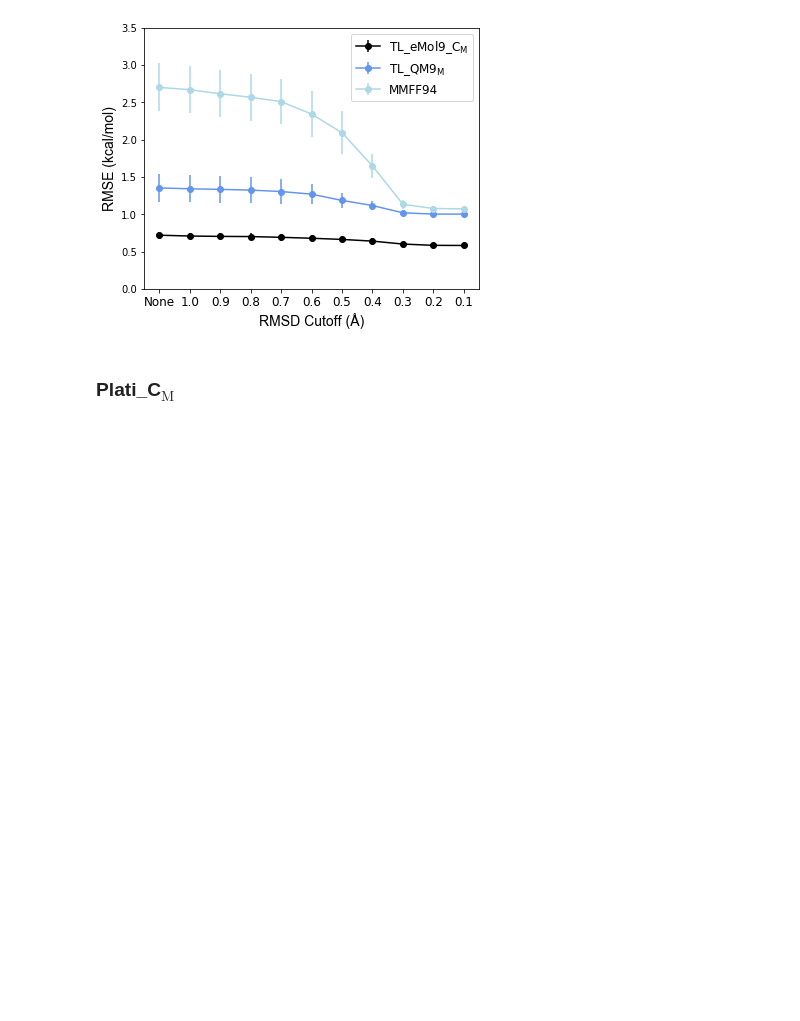
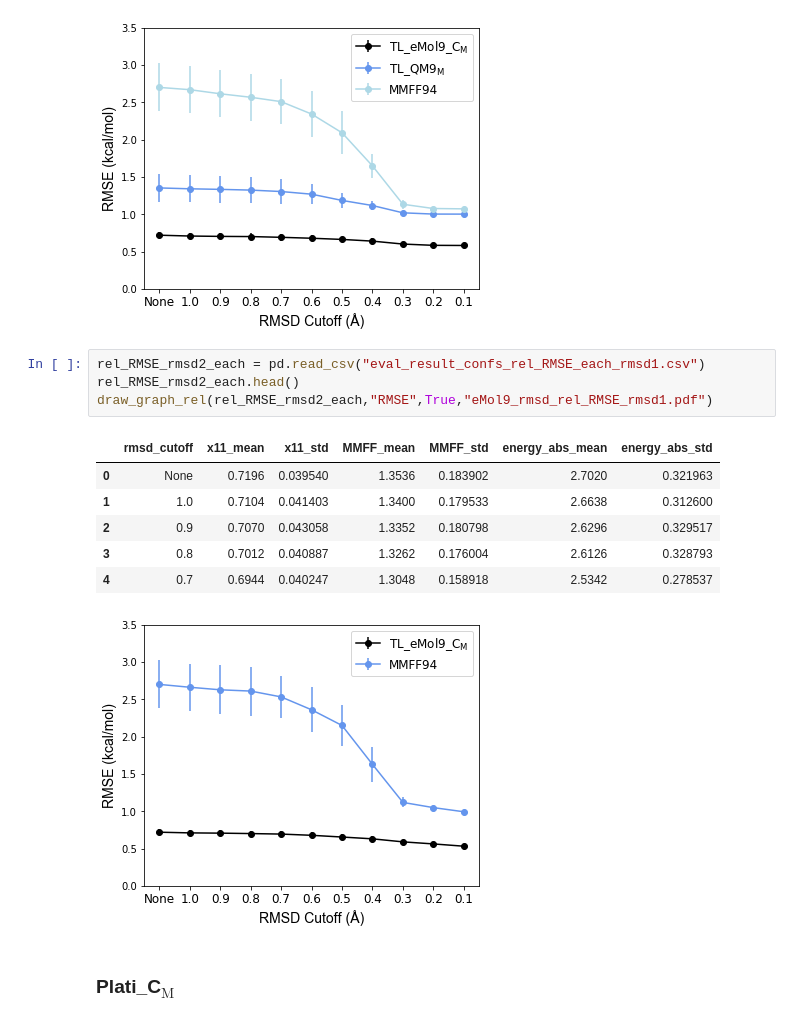
Before and after one commit to jenniening/DTNN_7ib, a Jupyter notebook: notebooks/Confs_RMSD.ipynb, the cells around one changed output. Drawn from its saved outputs; the diff is of its cells as text; blank space fills up the shorter version.

```diff
--- a/notebooks/Confs_RMSD.ipynb
+++ b/notebooks/Confs_RMSD.ipynb
@@ -90,6 +126,18 @@ draw_graph_rel(rel_RMSE_rmsd2_each,"RMSE",True,"eMol9_rmsd_rel_RMSE.pdf")
 | 3 | 0.8 | 0.7012 | 0.041393 | 1.3246 | 0.170846 | 2.5698 | 0.312202 |
 | 4 | 0.7 | 0.6912 | 0.043018 | 1.3054 | 0.162783 | 2.5110 | 0.302455 |
 [figure]
+# %%
+rel_RMSE_rmsd2_each = pd.read_csv("eval_result_confs_rel_RMSE_each_rmsd1.csv")
+rel_RMSE_rmsd2_each.head()
+draw_graph_rel(rel_RMSE_rmsd2_each,"RMSE",True,"eMol9_rmsd_rel_RMSE_rmsd1.pdf")
+# %% [output]
+|  | rmsd_cutoff | x11_mean | x11_std | MMFF_mean | MMFF_std | energy_abs_mean | energy_abs_std |
+| 0 | None | 0.7196 | 0.039540 | 1.3536 | 0.183902 | 2.7020 | 0.321963 |
+| 1 | 1.0 | 0.7104 | 0.041403 | 1.3400 | 0.179533 | 2.6638 | 0.312600 |
+| 2 | 0.9 | 0.7070 | 0.043058 | 1.3352 | 0.180798 | 2.6296 | 0.329517 |
+| 3 | 0.8 | 0.7012 | 0.040887 | 1.3262 | 0.176004 | 2.6126 | 0.328793 |
+| 4 | 0.7 | 0.6944 | 0.040247 | 1.3048 | 0.158918 | 2.5342 | 0.278537 |
+[figure, added]
 # %% [markdown]
 ### Plati_C$_\mathrm{M}$
 # %%
```
Also changed, not shown: parts of 6 cells of this notebook, 17 other files.
